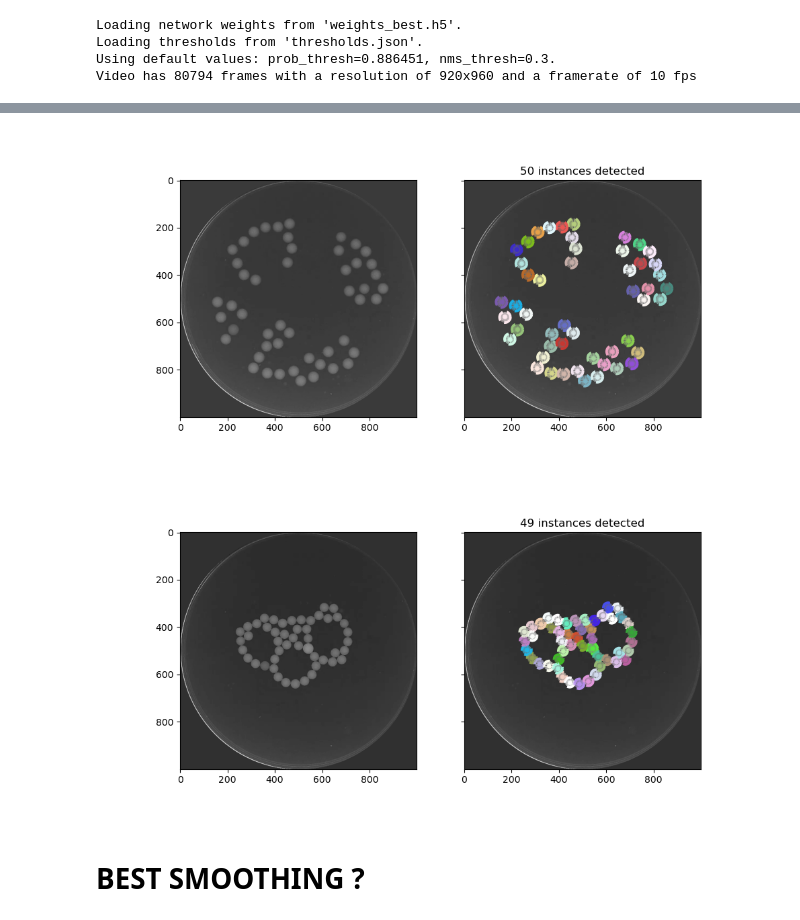
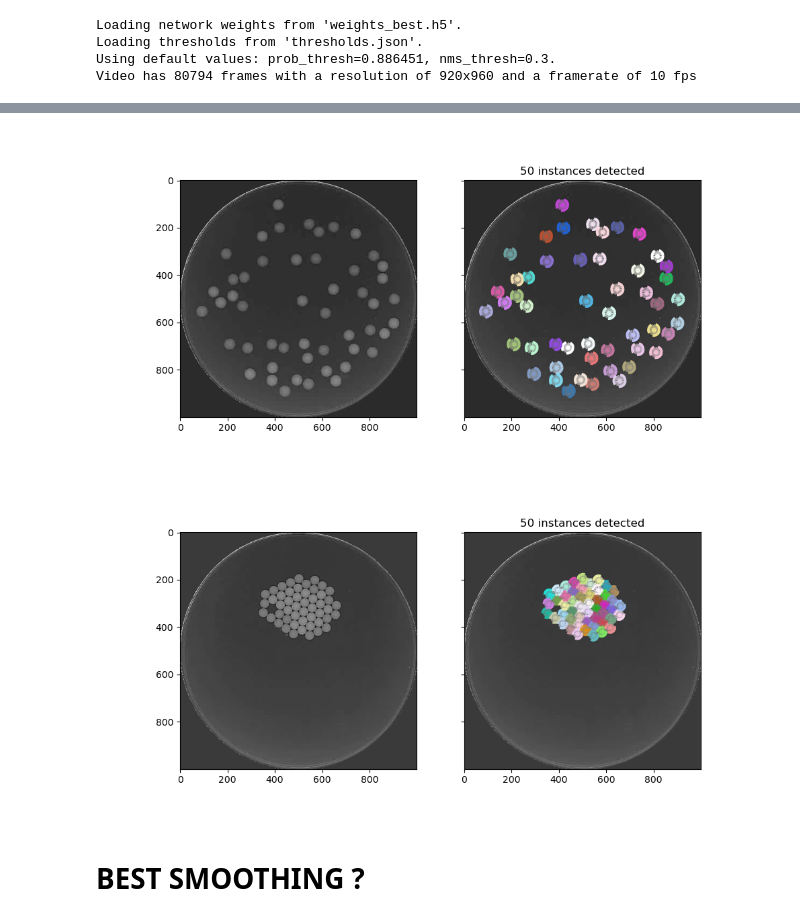
Before and after one commit to skandiz/MasterThesis, a Jupyter notebook: tracking/stardist_tracking.ipynb, the cells around one changed output, grey strips where cells are left out. Drawn from its saved outputs; the diff is of its cells as text; code cells hidden in the pictures.

```diff
--- a/tracking/stardist_tracking.ipynb
+++ b/tracking/stardist_tracking.ipynb
@@ -23,8 +24,9 @@ from tracking_utils import *
 #model_name = 'stardist_trained'          # stardist model trained for 50 epochs on simulated synthetic dataset
 #model_name = 'modified_2D_versatile_fluo' # stardist model trained for 150 epochs on simulated dataset starting from the pretrained 2D versatile fluo model
 model_name = 'modified_2D_versatile_fluo_1000x1000_v2'
+resolution = 1000
 model = StarDist2D(None, name = model_name, basedir = './models/')
-video_selection =  "49b1r"
+video_selection =  "49b1r"# "25b25r-1"
 
 if video_selection == "25b25r-1":
     xmin, ymin, xmax, ymax = 95, 30, 535, 470
@@ -66,29 +61,30 @@ plt.show()
 # %%
-img = get_frame(video, 10000, xmin, ymin, xmax, ymax, w, h, True)
+img = get_frame(video, 0, xmin, ymin, xmax, ymax, w, h, resolution, True)
 label, details = model.predict_instances(normalize(img), predict_kwargs = {'verbose' : False})
 coord, points, prob = details['coord'], details['points'], details['prob']
 
-img2 = get_frame(video, n_frames -1, xmin, ymin, xmax, ymax, w, h, True)
+img2 = get_frame(video, n_frames -1, xmin, ymin, xmax, ymax, w, h, resolution, True)
 label2, details2 = model.predict_instances(normalize(img2), predict_kwargs = {'verbose' : False})
 coord2, points2, prob2 = details2['coord'], details2['points'], details2['prob']
 
 fig, ax = plt.subplots(1, 2, figsize = (10, 5), sharex=True, sharey=True)
 ax[0].imshow(img, cmap = 'gray')
 _draw_polygons(coord, points, prob, show_dist=True)
 ax[1].imshow(img, cmap = 'gray')
 ax[1].set(title = f'{len(prob)} instances detected')
+#plt.savefig(f'test_first_frame.pdf', format = 'pdf')
 plt.show()
 
 fig, ax = plt.subplots(1, 2, figsize = (10, 5), sharex=True, sharey=True)
 ax[0].imshow(img2, cmap = 'gray')
 ax[1].imshow(img2, cmap = 'gray')
 _draw_polygons(coord2, points2, prob2, show_dist=True)
 ax[1].set(title = f'{len(prob2)} instances detected')
-#plt.savefig(f'example_X_val[0]_{training_model}.pdf', format = 'pdf')
+#plt.savefig(f'test_last_frame.pdf', format = 'pdf')
 plt.show()
 # %% [output]
-[figure, old version]
+[figure, new version]
-[figure, old version]
+[figure, new version]
 # %%
 test_verb = False
 detect_verb = False
```
Also changed, not shown: parts of 18 cells of this notebook, 5 other files.
